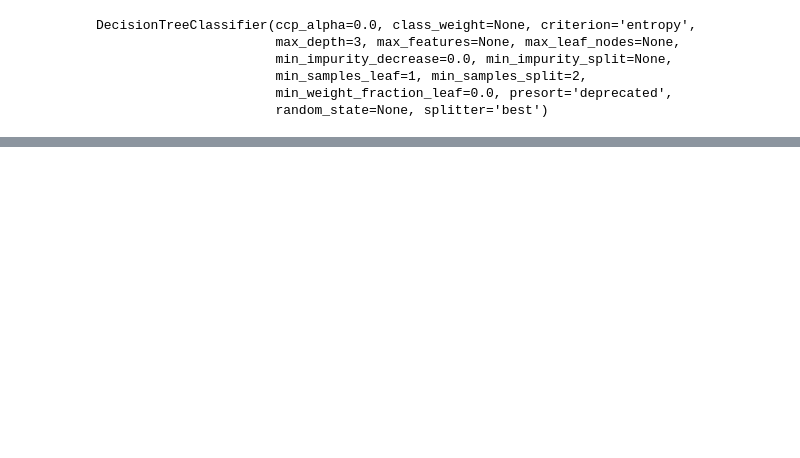
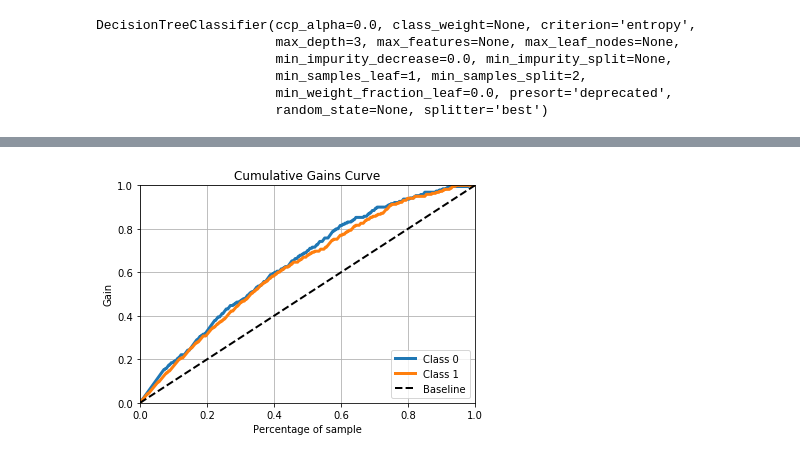
Before and after one commit to varshavamanmurthy/Wine_Quality_Prediction, a Jupyter notebook: Wine_Quality_DecisionTree.ipynb, the cells around one changed output, grey strips where cells are left out. Drawn from its saved outputs; the diff is of its cells as text; code cells hidden in the pictures; blank space fills up the shorter version.

```diff
--- a/Wine_Quality_DecisionTree.ipynb
+++ b/Wine_Quality_DecisionTree.ipynb
@@ -1030,3 +1028,10 @@ plt.show()
+# %%
+
+# Plot the Cumulative Gains curve curve.
+skplt.metrics.plot_cumulative_gain(y_test, prob)
+plt.show()
+# %% [output]
+[figure, added]
 # %%
 # Plot the precision-recall curve.
 
```
Also changed, not shown: parts of 37 cells of this notebook.
